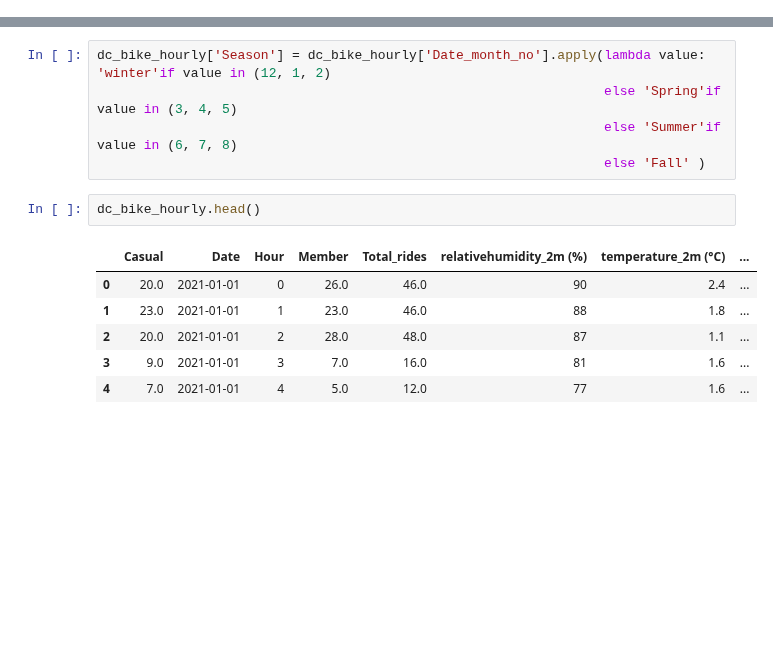
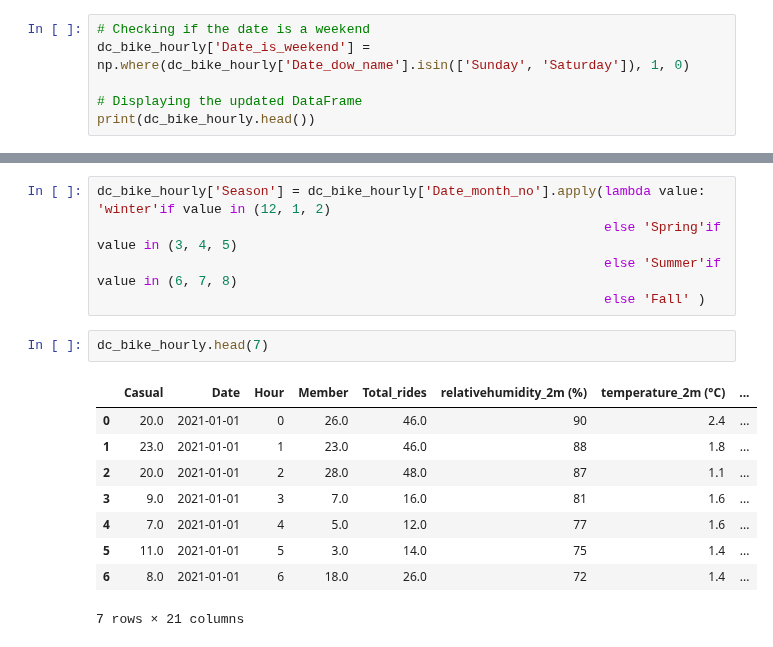
Before and after one commit to AlexIchie-coder/Projects, a Jupyter notebook: Bikeshare/HourlyEDA.ipynb, the cells around one changed output, grey strips where cells are left out. Cells and saved outputs as stored; diff of their text form; blank space fills up the shorter version.

Commit message:
HourlyEDA

```diff
--- a/Bikeshare/HourlyEDA.ipynb
+++ b/Bikeshare/HourlyEDA.ipynb
@@ -136,3 +149,9 @@ print(dc_bike_hourly.head())
 2       2021              1         1        Friday         January
 3       2021              1         1        Friday         January
 4       2021              1         1        Friday         January
+# %%
+# Checking if the date is a weekend
+dc_bike_hourly['Date_is_weekend'] = np.where(dc_bike_hourly['Date_dow_name'].isin(['Sunday', 'Saturday']), 1, 0)
+
+# Displaying the updated DataFrame
+print(dc_bike_hourly.head())
@@ -179,11 +216,14 @@ dc_bike_hourly['Season'] = dc_bike_hourly['Date_month_no'].apply(lambda value: '
                                                                  else 'Summer'if value in (6, 7, 8)
                                                                  else 'Fall' )
 # %%
-dc_bike_hourly.head()
+dc_bike_hourly.head(7)
 # %% [output]
 |  | Casual | Date | Hour | Member | Total_rides | relativehumidity_2m (%) | temperature_2m (°C) | ... |
 | 0 | 20.0 | 2021-01-01 | 0 | 26.0 | 46.0 | 90 | 2.4 | ... |
 | 1 | 23.0 | 2021-01-01 | 1 | 23.0 | 46.0 | 88 | 1.8 | ... |
 | 2 | 20.0 | 2021-01-01 | 2 | 28.0 | 48.0 | 87 | 1.1 | ... |
 | 3 | 9.0 | 2021-01-01 | 3 | 7.0 | 16.0 | 81 | 1.6 | ... |
 | 4 | 7.0 | 2021-01-01 | 4 | 5.0 | 12.0 | 77 | 1.6 | ... |
+| 5 | 11.0 | 2021-01-01 | 5 | 3.0 | 14.0 | 75 | 1.4 | ... |
+| 6 | 8.0 | 2021-01-01 | 6 | 18.0 | 26.0 | 72 | 1.4 | ... |
+7 rows × 21 columns
```
Also changed, not shown: parts of 9 cells of this notebook.
